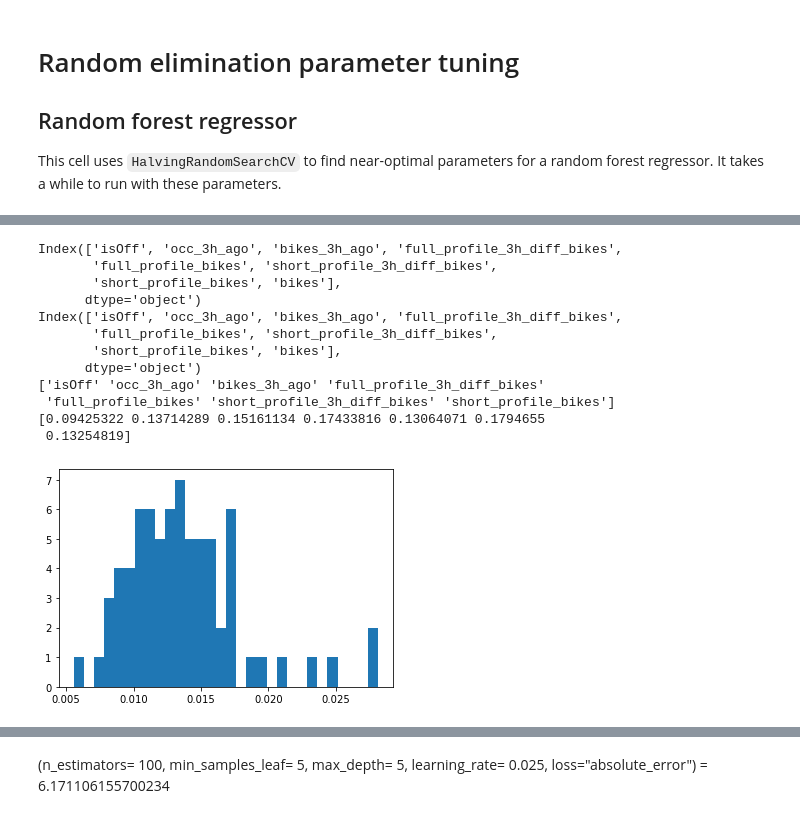
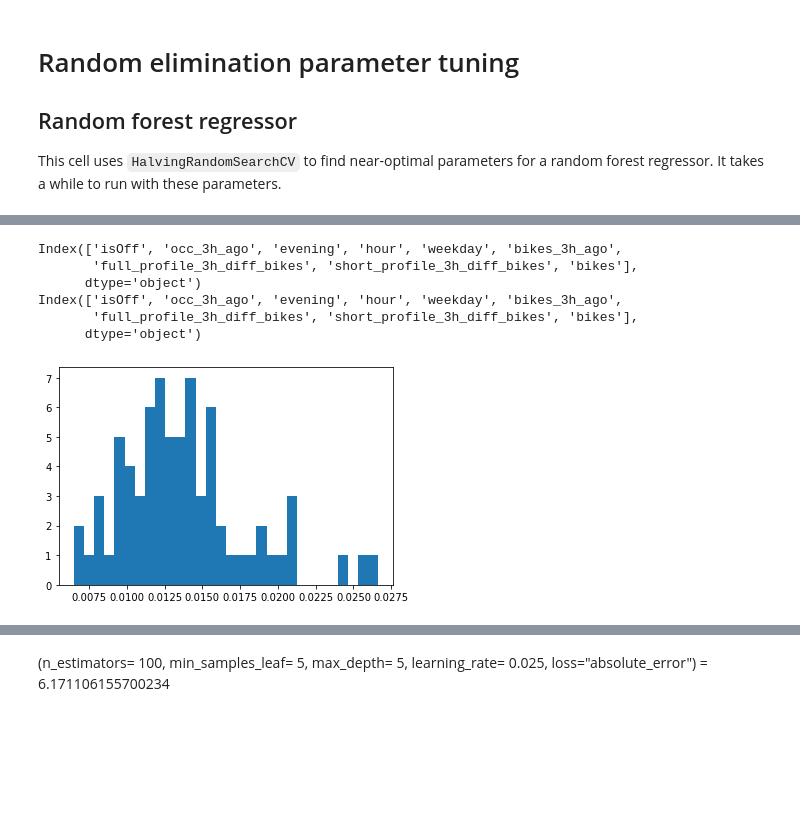
Before and after one commit to phillipSloan/MoreBikes, a Jupyter notebook: by_station_forest_noscale.ipynb, the cells around one changed output, grey strips where cells are left out. Cells and saved outputs as stored; diff of their text form; code cells hidden in the pictures; blank space fills up the shorter version.

```diff
--- a/by_station_forest_noscale.ipynb
+++ b/by_station_forest_noscale.ipynb
@@ -120,16 +120,16 @@ def vectorise_dataframe(dataframe):
     del dataframe["latitude"]
     del dataframe["longitude"]
 
-
+    #dataframe = convert_weekdays(dataframe)
 
     default_columns = list(dataframe.columns)
     #default_columns.remove('weekday')
     dataframe['isOff'] = dataframe.apply(is_hol_weekend,axis=1)
 
-    #dataframe = pd.get_dummies(dataframe, columns=['weekday'])
+    dataframe = pd.get_dummies(dataframe, columns=['weekday'])
 
-    #default_columns = ["isOff", "weekday_Sunday", "weekday_Monday", "weekday_Tuesday", "weekday_Wednesday",
-                      #"weekday_Thursday", "weekday_Friday", "weekday_Saturday"] + default_columns
+    default_columns = ["isOff", "weekday_Sunday", "weekday_Monday", "weekday_Tuesday", "weekday_Wednesday",
+                      "weekday_Thursday", "weekday_Friday", "weekday_Saturday"] + default_columns
 
 
     dataframe["evening"] = np.where(dataframe["hour"] > 17, 1, 0)
@@ -140,6 +140,8 @@ def vectorise_dataframe(dataframe):
     #print(default_columns)
     occ_3h_ago = dataframe["bikes_3h_ago"] / dataframe["numDocks"]
     dataframe["occ_3h_ago"] = occ_3h_ago
+
+    print(dataframe.columns)
 
     dataframe = dataframe[default_columns]
 
@@ -168,9 +170,10 @@ def vectorise_dataframe(dataframe):
 
 
 
-    columns_kept = ["isOff",  'full_profile_3h_diff_bikes',
+    columns_kept = ["hour",  'full_profile_3h_diff_bikes',
                      'short_profile_3h_diff_bikes', 'bikes_3h_ago', "occ_3h_ago",
-                    "full_profile_bikes", "short_profile_bikes", "bikes"]#"hour""weekday", "evening",
+                     "bikes","isOff" , "evening", "weekday_Sunday", "weekday_Monday", "weekday_Tuesday", "weekday_Wednesday",
+                      "weekday_Thursday", "weekday_Friday", "weekday_Saturday"]#"hour""weekday","full_profile_bikes", "short_profile_bikes""weekday",
 
     for c in dataframe.columns:
         if c not in columns_kept:
@@ -204,8 +207,8 @@ for i, path in enumerate(Path('./Train/Train').rglob('*.csv')):
 
         scaler = RobustScaler()
 
-        train[train.columns[:-1]] = scaler.fit_transform(train[train.columns[:-1]])
-        val[val.columns[:-1]] = scaler.transform(val[val.columns[:-1]])
+        #train[train.columns[:-1]] = scaler.fit_transform(train[train.columns[:-1]])
+        #val[val.columns[:-1]] = scaler.transform(val[val.columns[:-1]])
 
         trains.append(train)
         vals.append(val)
@@ -279,9 +291,10 @@ print("initialised")
 models = []
 
 for i in tqdm(range(len(trains))):
+    forest_boost = SVR(C= 10, epsilon= 0.0005623413251903491, gamma= 0.01, kernel= 'linear', tol= 0.00001)
     #forest_boost = AdaBoostRegressor(n_estimators=400, random_state=0, learning_rate = 0.5)
     #forest_boost = RandomForestRegressor(n_estimators= 100, max_depth= 5)
-    forest_boost = GradientBoostingRegressor(n_estimators= 400, max_depth= 6, learning_rate= 0.2, loss="absolute_error", min_samples_leaf=1, min_samples_split = 2)#
+    #forest_boost = GradientBoostingRegressor(n_estimators= 200, max_depth= 5, learning_rate= 0.2, loss="absolute_error", min_samples_leaf=1, min_samples_split = 2)#
     forest_boost.fit(trains[i].iloc[:,:-1].to_numpy(), trains[i]["bikes"].to_numpy())
 
     models.append(forest_boost)
@@ -363,43 +376,37 @@ plt.hist(model_weights, bins=30)
 # %%
 def ensemble_validation_errors(models, scalers, x, y,  docks):
     results = np.zeros(len(models))
 
     for i, m in enumerate(models):
 
-        x_i = scalers[i].transform(x)
+        x_i = x#scalers[i].transform(x)
 
-        results[i] = mean_absolute_error(m.predict(x_i), y)# * docks, y*docks)
+        results[i] = mean_absolute_error(m.predict(x_i.to_numpy()), y)# * docks, y*docks)
 
     return results
 
 print(trains[0].columns)
 print(val_set.columns)
-print(scalers[0].feature_names_in_)
+#print(scalers[0].feature_names_in_)
 
 validation_errors = ensemble_validation_errors(models, scalers, val_set.iloc[:, :-1], val_set["bikes"], val_set_docks)
 
 model_weights = model_weights / validation_errors
 model_weights = model_weights / np.sum(model_weights)
 
-print(models[0].feature_importances_)
+#print(models[0].feature_importances_)
 
 
 plt.hist(model_weights, bins=30)
 plt.show()
 # %% [output]
-Index(['isOff', 'occ_3h_ago', 'bikes_3h_ago', 'full_profile_3h_diff_bikes',
-       'full_profile_bikes', 'short_profile_3h_diff_bikes',
-       'short_profile_bikes', 'bikes'],
+Index(['isOff', 'occ_3h_ago', 'evening', 'hour', 'weekday', 'bikes_3h_ago',
+       'full_profile_3h_diff_bikes', 'short_profile_3h_diff_bikes', 'bikes'],
       dtype='object')
-Index(['isOff', 'occ_3h_ago', 'bikes_3h_ago', 'full_profile_3h_diff_bikes',
-       'full_profile_bikes', 'short_profile_3h_diff_bikes',
-       'short_profile_bikes', 'bikes'],
+Index(['isOff', 'occ_3h_ago', 'evening', 'hour', 'weekday', 'bikes_3h_ago',
+       'full_profile_3h_diff_bikes', 'short_profile_3h_diff_bikes', 'bikes'],
       dtype='object')
-['isOff' 'occ_3h_ago' 'bikes_3h_ago' 'full_profile_3h_diff_bikes'
- 'full_profile_bikes' 'short_profile_3h_diff_bikes' 'short_profile_bikes']
-[0.09425322 0.13714289 0.15161134 0.17433816 0.13064071 0.1794655
- 0.13254819]
-[figure, old version]
+[figure, new version]
 # %%
 def ensemble_predict(models, scalers, model_weights, x):
     results = np.zeros(x.shape[0])
```
Also changed, not shown: parts of 7 cells of this notebook, 7 other files.
